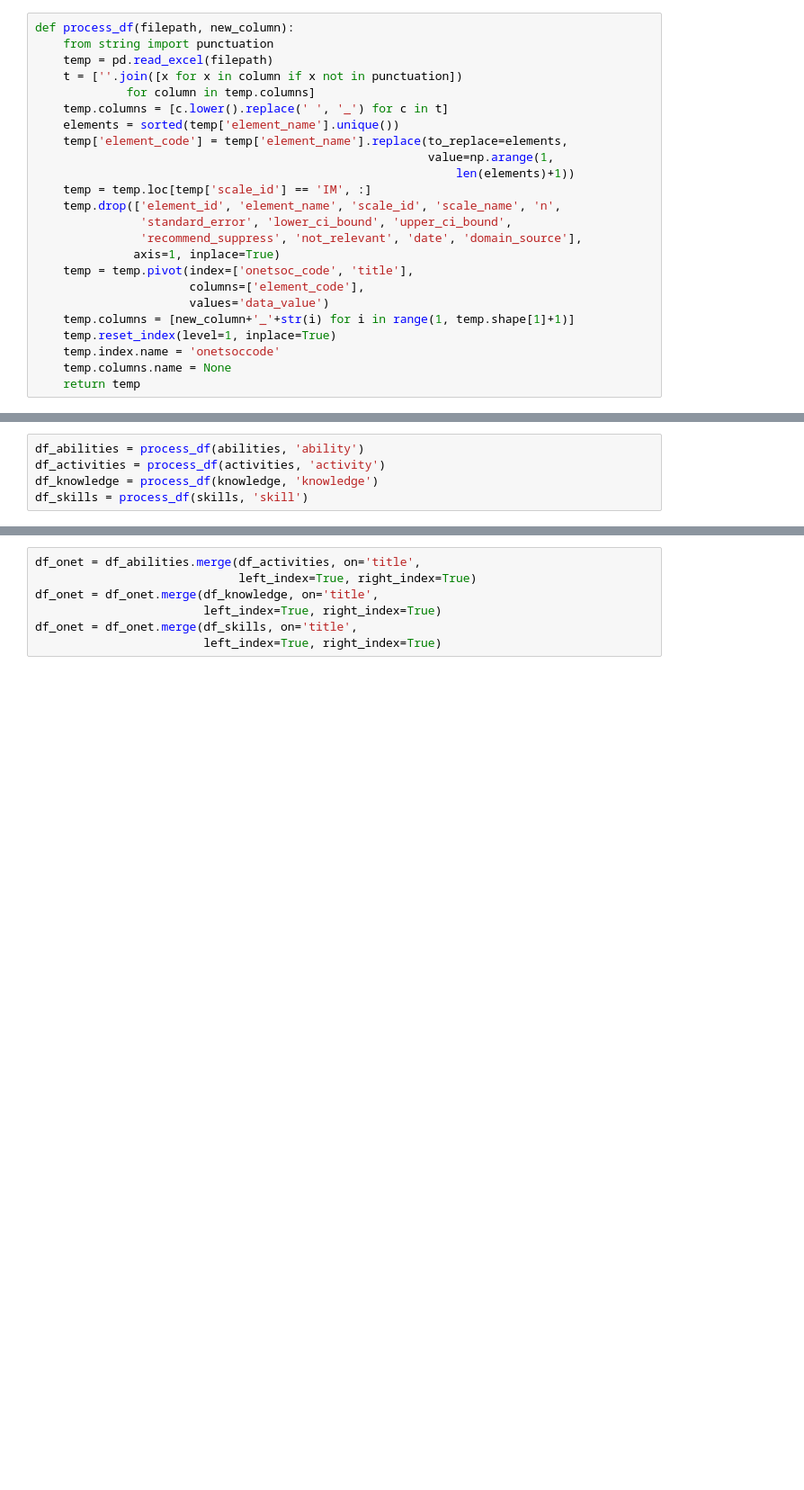
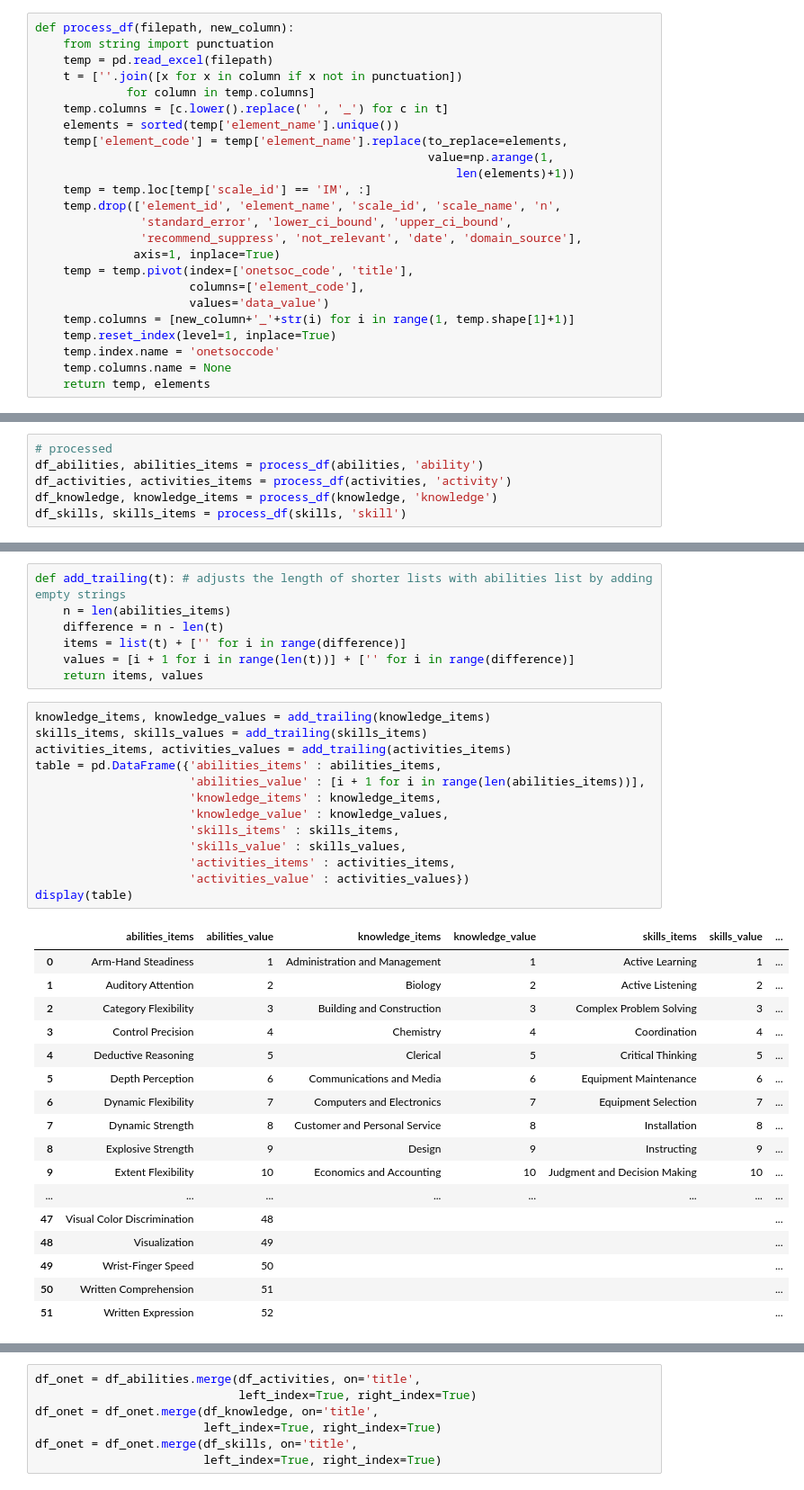
Before and after one commit to alirifat/AI-and-Labor-Market, a Jupyter notebook: python_version/onet.ipynb, the cells around one changed output, grey strips where cells are left out. Shown at 90% size. Drawn from its saved outputs; the diff is of its cells as text; blank space fills up the shorter version.

```diff
--- a/python_version/onet.ipynb
+++ b/python_version/onet.ipynb
@@ -32,4 +53,4 @@ def process_df(filepath, new_column):
     temp.reset_index(level=1, inplace=True)
     temp.index.name = 'onetsoccode'
     temp.columns.name = None
-    return temp
+    return temp, elements
@@ -36,5 +72,6 @@ def process_df(filepath, new_column):
 # %%
-df_abilities = process_df(abilities, 'ability')
-df_activities = process_df(activities, 'activity')
-df_knowledge = process_df(knowledge, 'knowledge')
-df_skills = process_df(skills, 'skill')
+# processed
+df_abilities, abilities_items = process_df(abilities, 'ability')
+df_activities, activities_items = process_df(activities, 'activity')
+df_knowledge, knowledge_items = process_df(knowledge, 'knowledge')
+df_skills, skills_items = process_df(skills, 'skill')
@@ -40,0 +91,38 @@ df_skills = process_df(skills, 'skill')
+# %%
+def add_trailing(t): # adjusts the length of shorter lists with abilities list by adding empty strings
+    n = len(abilities_items)
+    difference = n - len(t)
+    items = list(t) + ['' for i in range(difference)]
+    values = [i + 1 for i in range(len(t))] + ['' for i in range(difference)]
+    return items, values
+# %%
+knowledge_items, knowledge_values = add_trailing(knowledge_items)
+skills_items, skills_values = add_trailing(skills_items)
+activities_items, activities_values = add_trailing(activities_items)
+table = pd.DataFrame({'abilities_items' : abilities_items,
+                      'abilities_value' : [i + 1 for i in range(len(abilities_items))],
+                      'knowledge_items' : knowledge_items,
+                      'knowledge_value' : knowledge_values,
+                      'skills_items' : skills_items,
+                      'skills_value' : skills_values,
+                      'activities_items' : activities_items,
+                      'activities_value' : activities_values})
+display(table)
+# %% [output]
+|  | abilities_items | abilities_value | knowledge_items | knowledge_value | skills_items | skills_value | ... |
+| 0 | Arm-Hand Steadiness | 1 | Administration and Management | 1 | Active Learning | 1 | ... |
+| 1 | Auditory Attention | 2 | Biology | 2 | Active Listening | 2 | ... |
+| 2 | Category Flexibility | 3 | Building and Construction | 3 | Complex Problem Solving | 3 | ... |
+| 3 | Control Precision | 4 | Chemistry | 4 | Coordination | 4 | ... |
+| 4 | Deductive Reasoning | 5 | Clerical | 5 | Critical Thinking | 5 | ... |
+| 5 | Depth Perception | 6 | Communications and Media | 6 | Equipment Maintenance | 6 | ... |
+| 6 | Dynamic Flexibility | 7 | Computers and Electronics | 7 | Equipment Selection | 7 | ... |
+| 7 | Dynamic Strength | 8 | Customer and Personal Service | 8 | Installation | 8 | ... |
+| 8 | Explosive Strength | 9 | Design | 9 | Instructing | 9 | ... |
+| 9 | Extent Flexibility | 10 | Economics and Accounting | 10 | Judgment and Decision Making | 10 | ... |
+| ... | ... | ... | ... | ... | ... | ... | ... |
+| 47 | Visual Color Discrimination | 48 |  |  |  |  | ... |
+| 48 | Visualization | 49 |  |  |  |  | ... |
+| 49 | Wrist-Finger Speed | 50 |  |  |  |  | ... |
+| 50 | Written Comprehension | 51 |  |  |  |  | ... |
+| 51 | Written Expression | 52 |  |  |  |  | ... |
```
Also changed, not shown: parts of 12 cells of this notebook.
